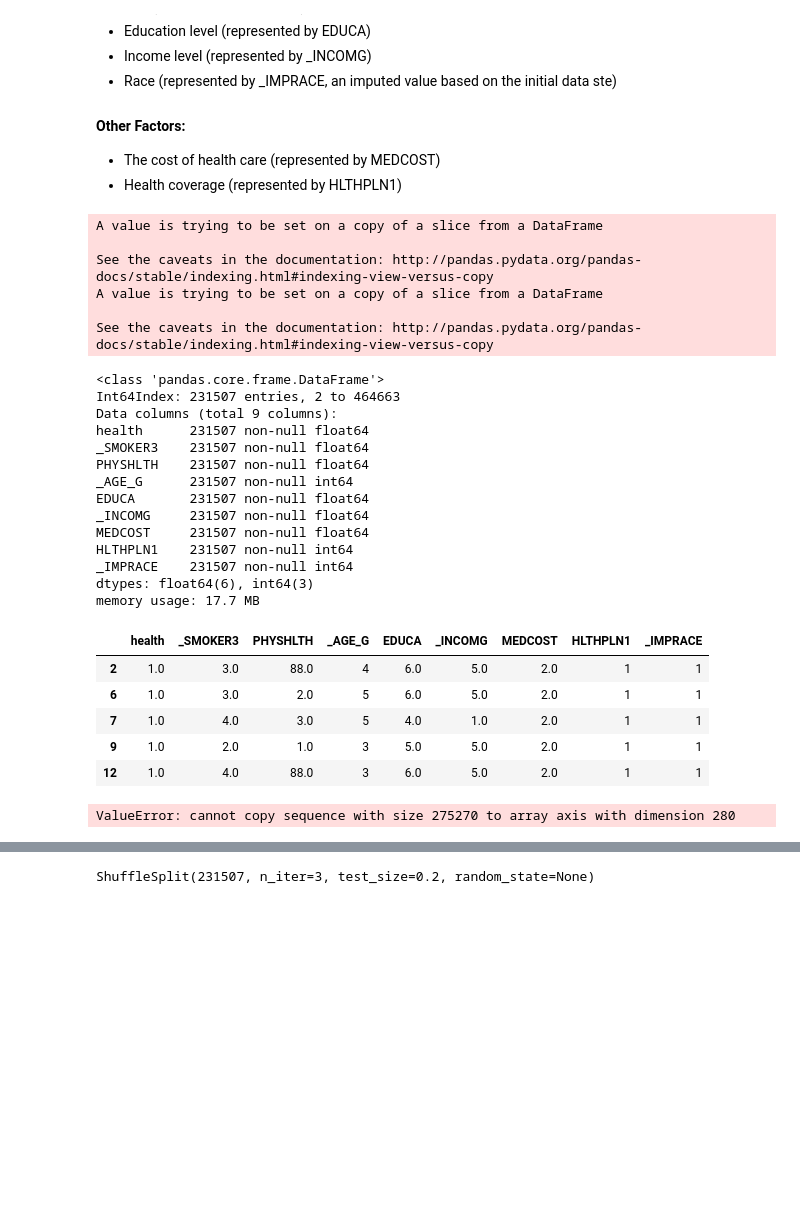
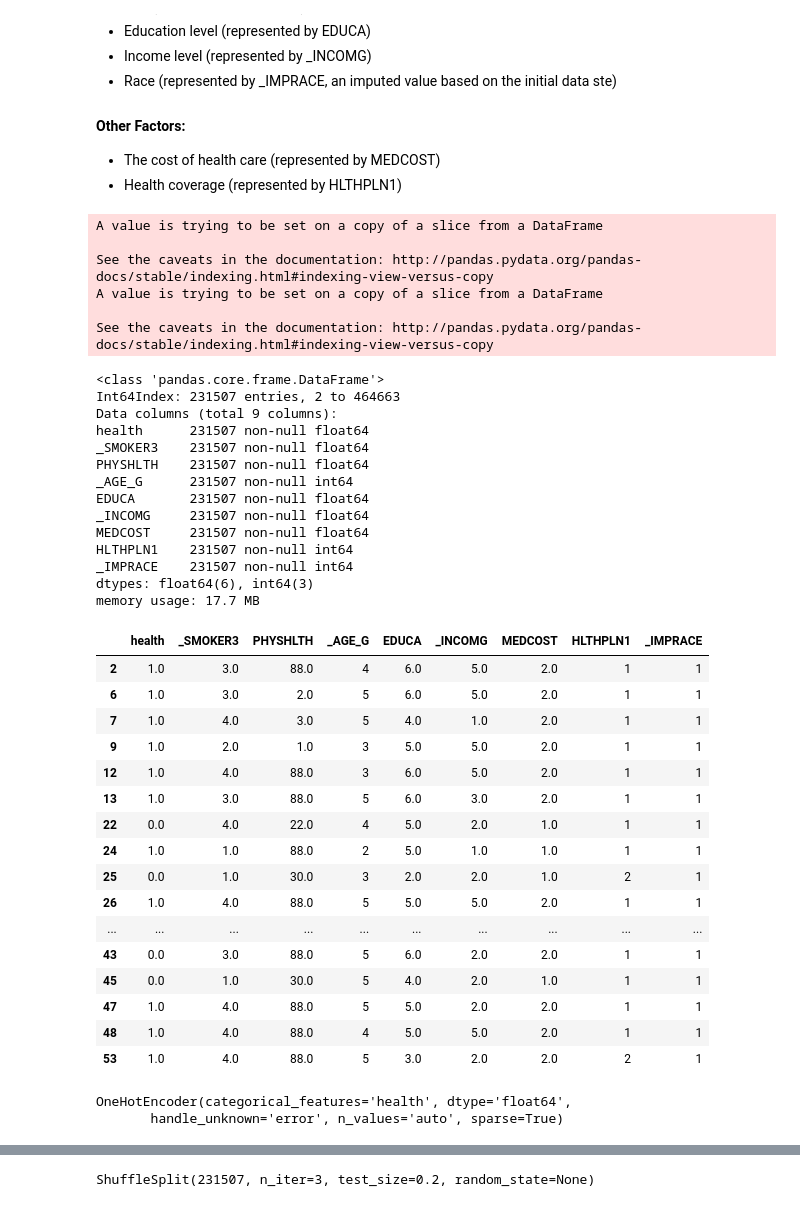
Before and after one commit to RahnL/DataScience-SMU, a Jupyter notebook: DataMining/DataMining - Lab 2.ipynb, the cells around one changed output, grey strips where cells are left out. Saved outputs shown, nothing was run; the diff lists cells and outputs as text; code cells hidden in the pictures; blank space fills up the shorter version.

```diff
--- a/DataMining/DataMining - Lab 2.ipynb
+++ b/DataMining/DataMining - Lab 2.ipynb
@@ -102,4 +115,5 @@ Because we're interested in the relationship between behaviors, demographics and
 # %%
+# Split the variables we want to look at to a new DF, and a little more cleanup
 df_reduced = df[['health','_SMOKER3','PHYSHLTH','_AGE_G','EDUCA','_INCOMG','MEDCOST','HLTHPLN1','_IMPRACE']]
 
 # Cleanup
@@ -108,40 +122,49 @@ df_reduced.replace(9, np.nan, inplace=True) #replace the 'Don't Know' choice
 df_reduced = df_reduced.dropna() # this drops those that were the refused/don't know.
 
 df_reduced.info()
-df_reduced.head()
+df_reduced.head(20)
 # %% [output]
 A value is trying to be set on a copy of a slice from a DataFrame
 
 See the caveats in the documentation: http://pandas.pydata.org/pandas-docs/stable/indexing.html#indexing-view-versus-copy
 A value is trying to be set on a copy of a slice from a DataFrame
 
 See the caveats in the documentation: http://pandas.pydata.org/pandas-docs/stable/indexing.html#indexing-view-versus-copy
 <class 'pandas.core.frame.DataFrame'>
 Int64Index: 231507 entries, 2 to 464663
 Data columns (total 9 columns):
 health      231507 non-null float64
 _SMOKER3    231507 non-null float64
 PHYSHLTH    231507 non-null float64
 _AGE_G      231507 non-null int64
 EDUCA       231507 non-null float64
 _INCOMG     231507 non-null float64
 MEDCOST     231507 non-null float64
 HLTHPLN1    231507 non-null int64
 _IMPRACE    231507 non-null int64
 dtypes: float64(6), int64(3)
 memory usage: 17.7 MB
 |  | health | _SMOKER3 | PHYSHLTH | _AGE_G | EDUCA | _INCOMG | MEDCOST | HLTHPLN1 | _IMPRACE |
 | 2 | 1.0 | 3.0 | 88.0 | 4 | 6.0 | 5.0 | 2.0 | 1 | 1 |
 | 6 | 1.0 | 3.0 | 2.0 | 5 | 6.0 | 5.0 | 2.0 | 1 | 1 |
 | 7 | 1.0 | 4.0 | 3.0 | 5 | 4.0 | 1.0 | 2.0 | 1 | 1 |
 | 9 | 1.0 | 2.0 | 1.0 | 3 | 5.0 | 5.0 | 2.0 | 1 | 1 |
 | 12 | 1.0 | 4.0 | 88.0 | 3 | 6.0 | 5.0 | 2.0 | 1 | 1 |
+| 13 | 1.0 | 3.0 | 88.0 | 5 | 6.0 | 3.0 | 2.0 | 1 | 1 |
+| 22 | 0.0 | 4.0 | 22.0 | 4 | 5.0 | 2.0 | 1.0 | 1 | 1 |
+| 24 | 1.0 | 1.0 | 88.0 | 2 | 5.0 | 1.0 | 1.0 | 1 | 1 |
+| 25 | 0.0 | 1.0 | 30.0 | 3 | 2.0 | 2.0 | 1.0 | 2 | 1 |
+| 26 | 1.0 | 4.0 | 88.0 | 5 | 5.0 | 5.0 | 2.0 | 1 | 1 |
+| ... | ... | ... | ... | ... | ... | ... | ... | ... | ... |
+| 43 | 0.0 | 3.0 | 88.0 | 5 | 6.0 | 2.0 | 2.0 | 1 | 1 |
+| 45 | 0.0 | 1.0 | 30.0 | 5 | 4.0 | 2.0 | 1.0 | 1 | 1 |
+| 47 | 1.0 | 4.0 | 88.0 | 5 | 5.0 | 2.0 | 2.0 | 1 | 1 |
+| 48 | 1.0 | 4.0 | 88.0 | 4 | 5.0 | 5.0 | 2.0 | 1 | 1 |
+| 53 | 1.0 | 4.0 | 88.0 | 5 | 3.0 | 2.0 | 2.0 | 2 | 1 |
 # %%
-## Trying with one-hot encoding...failing with one-hot encoding
-
-from sklearn.preprocessing import OneHotEncoder
 enc = OneHotEncoder()
-enc.fit([df])
+enc.fit(df_reduced)
 OneHotEncoder(categorical_features='health', dtype='float64', handle_unknown='error', n_values='auto', sparse=True)
 # %% [output]
-ValueError: cannot copy sequence with size 275270 to array axis with dimension 280
+OneHotEncoder(categorical_features='health', dtype='float64',
+       handle_unknown='error', n_values='auto', sparse=True)
```
Also changed, not shown: parts of 15 cells of this notebook.
